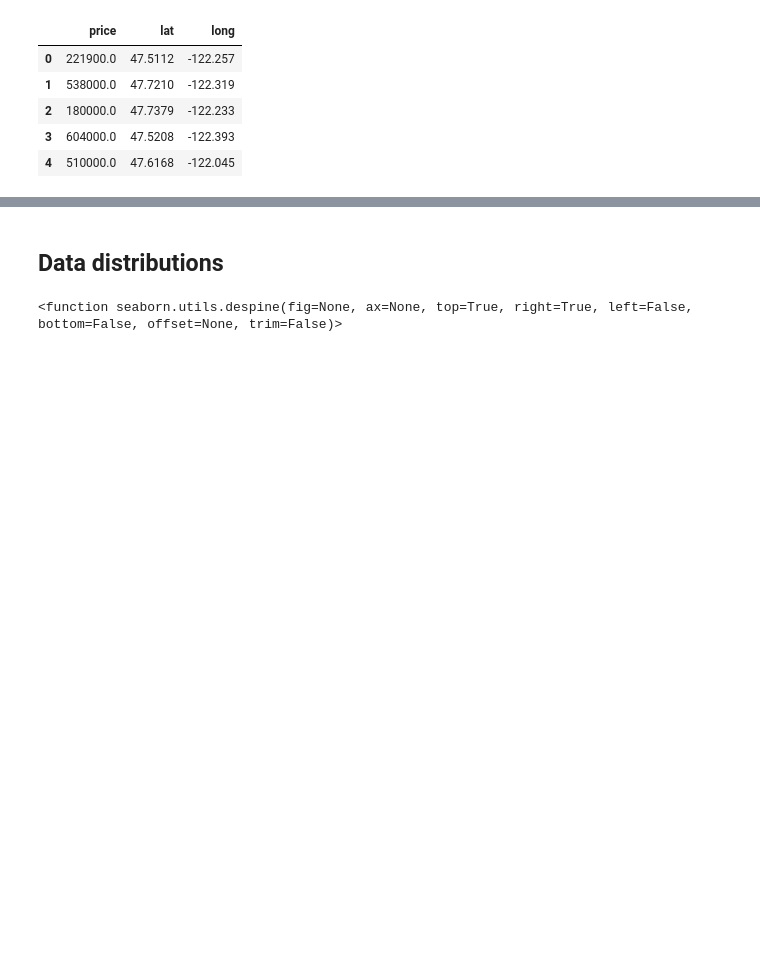
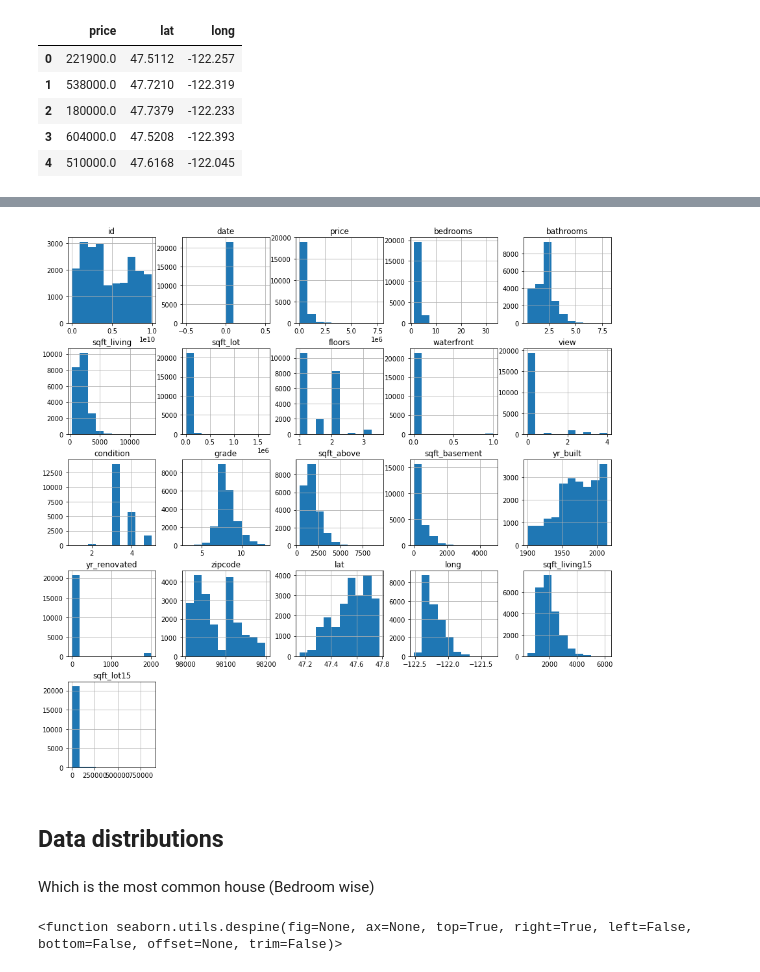
Before and after one commit to AmosMaru/phase_2_project, a Jupyter notebook: kc_house_2.ipynb, the cells around one changed output, grey strips where cells are left out. Cells and saved outputs as stored; diff of their text form; code cells hidden in the pictures; blank space fills up the shorter version.

```diff
--- a/kc_house_2.ipynb
+++ b/kc_house_2.ipynb
@@ -127,5 +137,12 @@ location_data.to_excel(r'Data\lcoation2.xlsx', index=False)
+# %%
+# Checking for normality
+data.hist(figsize=(15,15));
+# %% [output]
+[figure, added]
 # %% [markdown]
 ## Data distributions
+# %% [markdown]
+Which is the most common house (Bedroom wise)
 # %%
 data['bedrooms'].value_counts().plot(kind='bar')
 plt.title('number of Bedroom')
```
Also changed, not shown: parts of 34 cells of this notebook.
